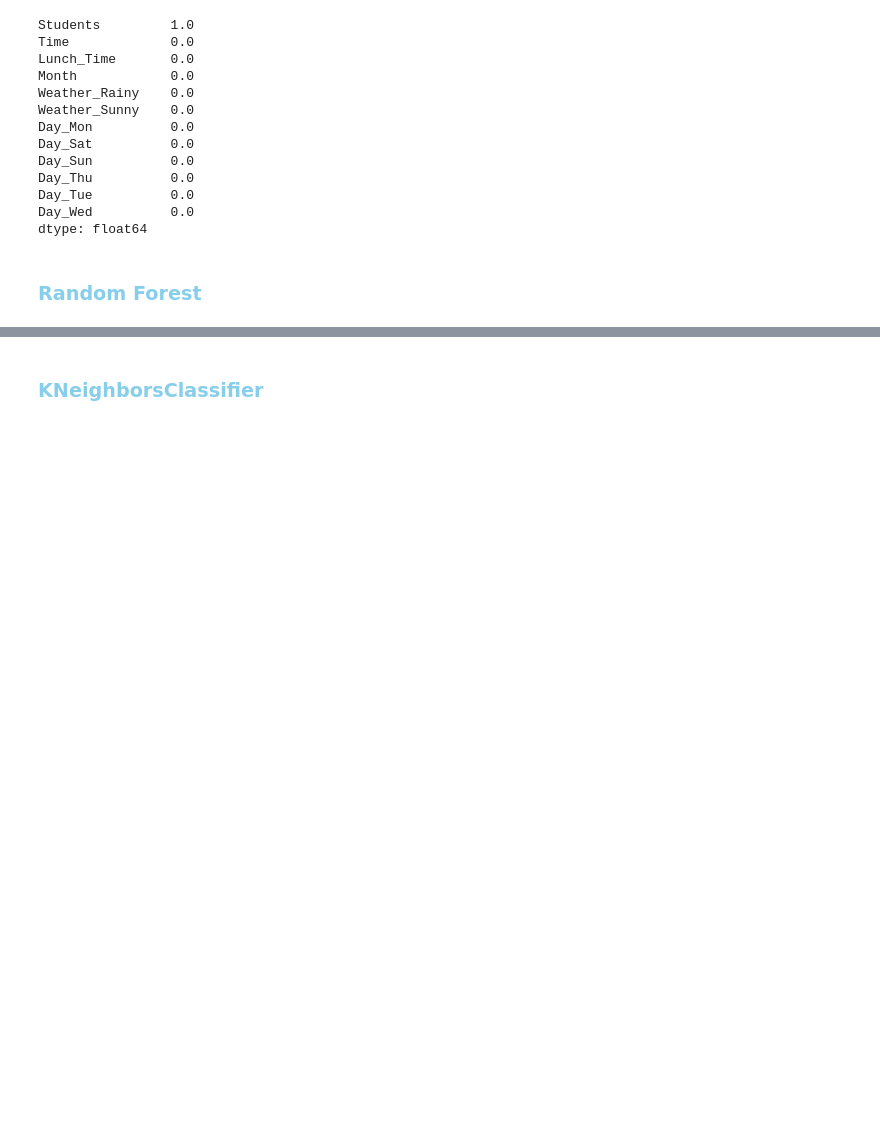
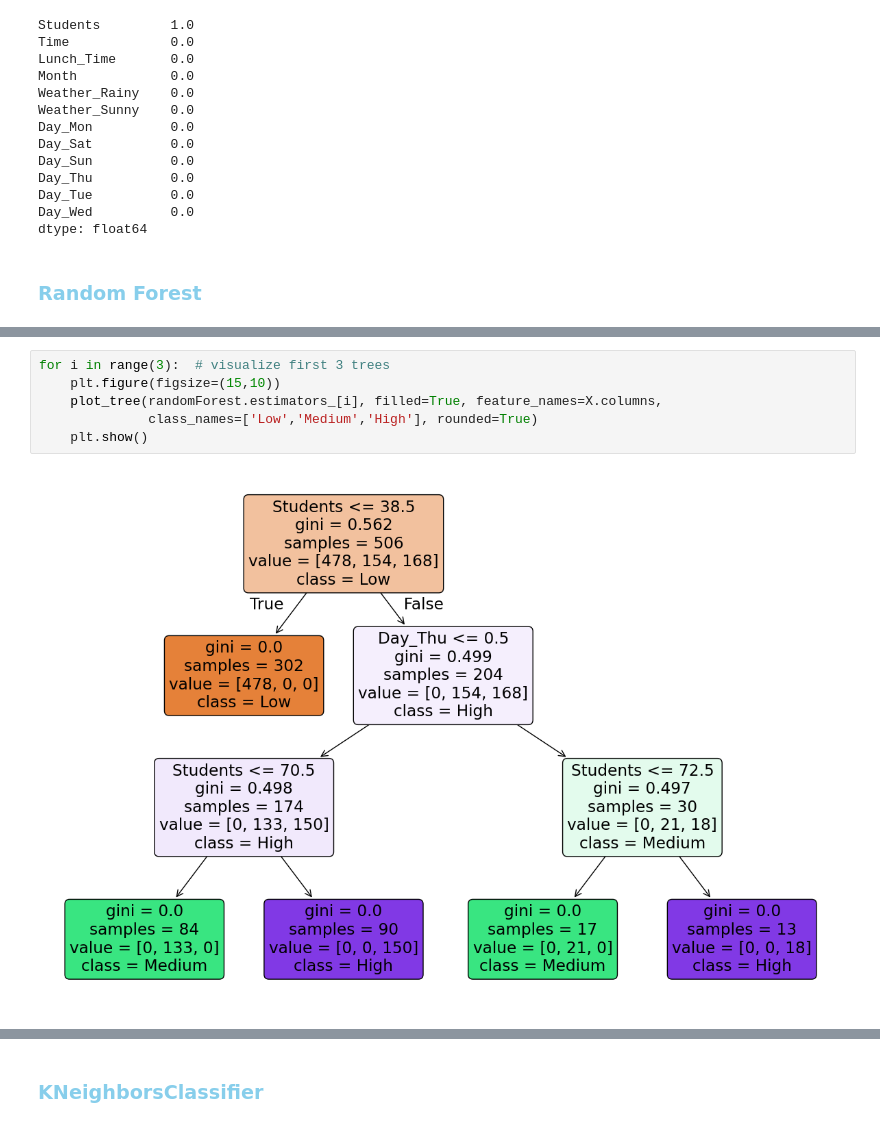
Before and after one commit to Wasima230Sultana/MU-Canteen-Rush-Predictor, a Jupyter notebook: Canteen-rush.ipynb, the cells around one changed output, grey strips where cells are left out. Drawn from its saved outputs; the diff is of its cells as text; blank space fills up the shorter version.

```diff
--- a/Canteen-rush.ipynb
+++ b/Canteen-rush.ipynb
@@ -776,0 +798,8 @@ dtype: float64
+# %%
+for i in range(3):  # visualize first 3 trees
+    plt.figure(figsize=(15,10))
+    plot_tree(randomForest.estimators_[i], filled=True, feature_names=X.columns,
+              class_names=['Low','Medium','High'], rounded=True)
+    plt.show()
+# %% [output]
+[figure, added]
```
Also changed, not shown: parts of 6 cells of this notebook.
